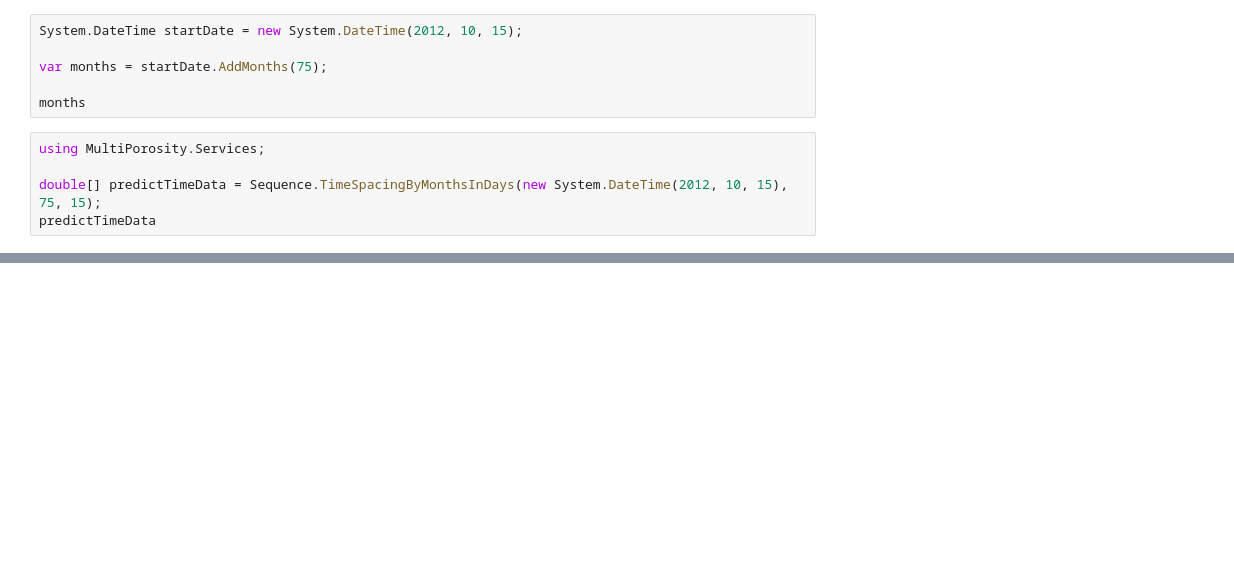
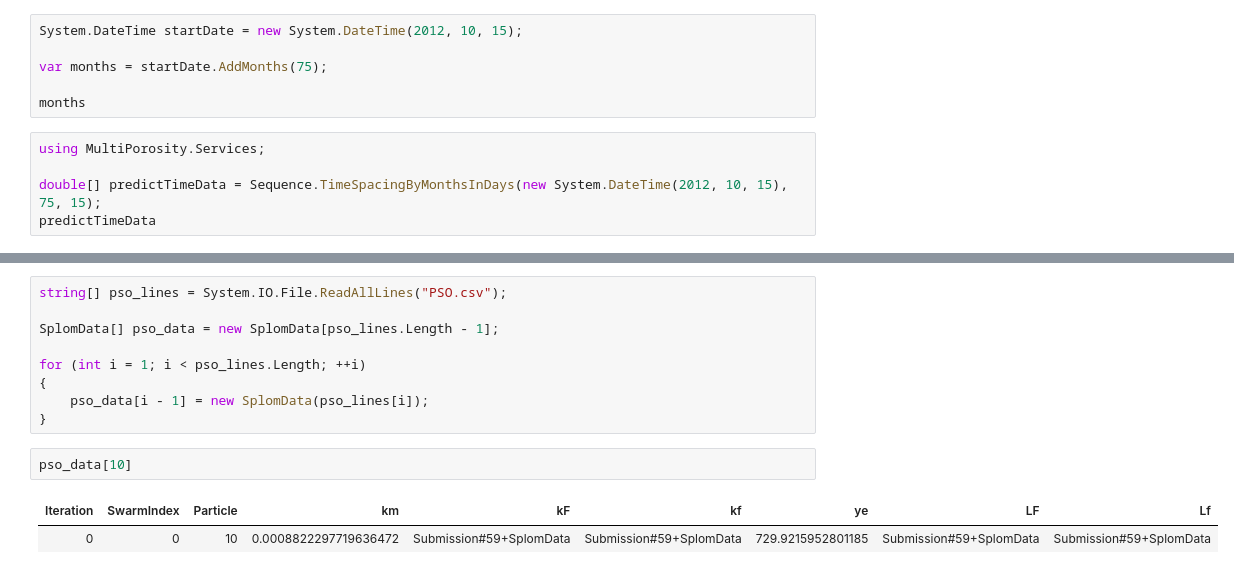
Before and after one commit to trmcnealy/JupyterNotebooks, a Jupyter notebook: Notebooks/testing.ipynb, the cells around one changed output, grey strips where cells are left out. Drawn from its saved outputs; the diff is of its cells as text; blank space fills up the shorter version.

```diff
--- a/Notebooks/testing.ipynb
+++ b/Notebooks/testing.ipynb
@@ -526,0 +680,14 @@ predictTimeData
+# %%
+string[] pso_lines = System.IO.File.ReadAllLines("PSO.csv");
+
+SplomData[] pso_data = new SplomData[pso_lines.Length - 1];
+
+for (int i = 1; i < pso_lines.Length; ++i)
+{
+    pso_data[i - 1] = new SplomData(pso_lines[i]);
+}
+# %%
+pso_data[10]
+# %% [output]
+| Iteration | SwarmIndex | Particle | km | kF | kf | ye | LF | Lf |
+| 0 | 0 | 10 | 0.0008822297719636472 | Submission#59+SplomData | Submission#59+SplomData | 729.9215952801185 | Submission#59+SplomData | Submission#59+SplomData |
```
Also changed, not shown: parts of 8 cells of this notebook, 15 other files.
